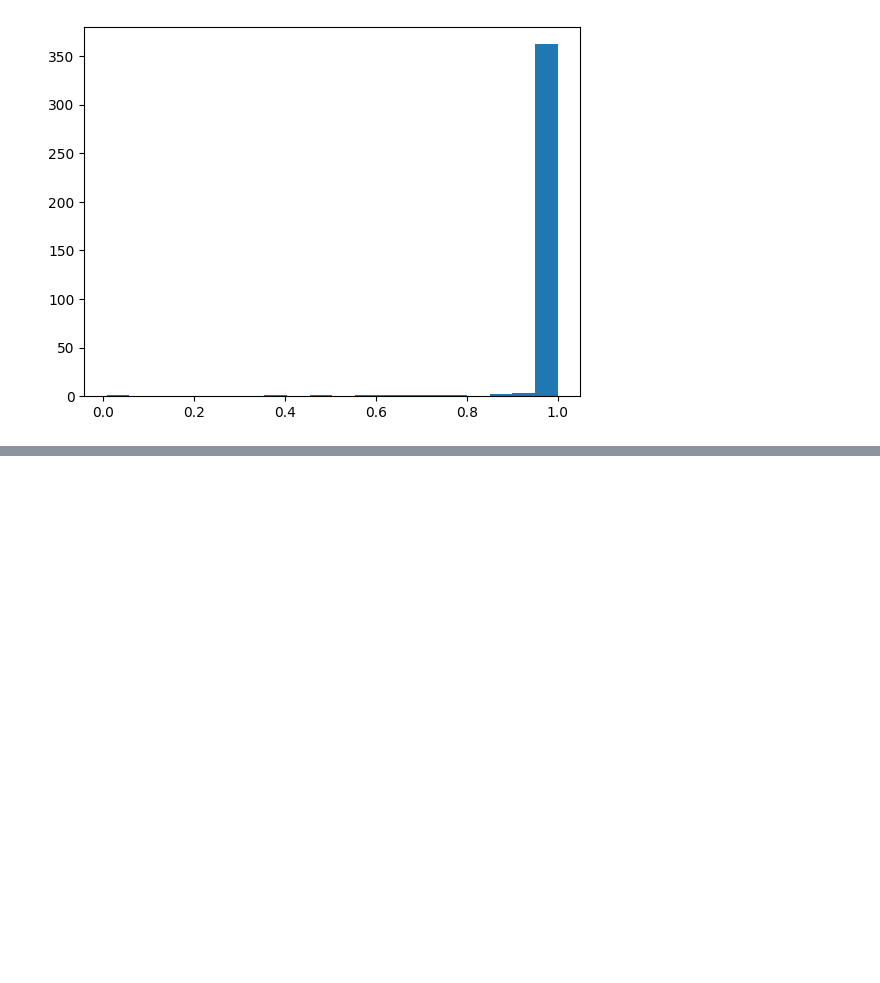
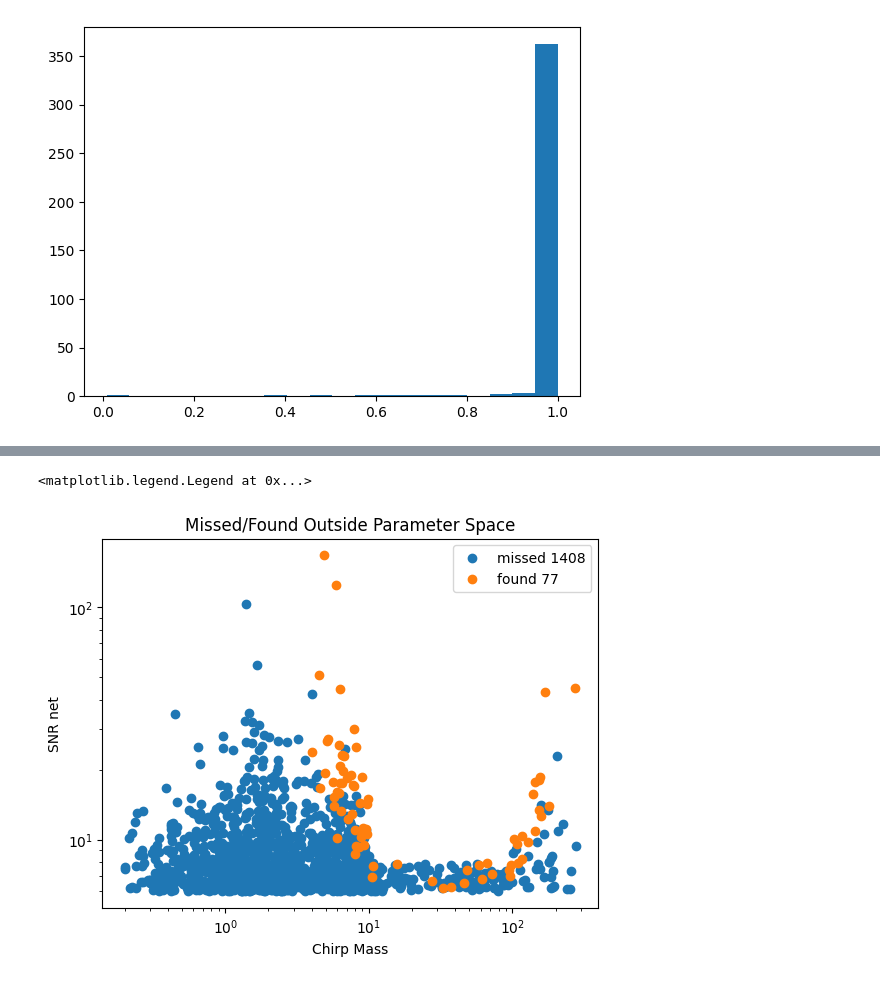
Before and after one commit to EthanMarx/mdc-analytics, a Jupyter notebook: analysis.ipynb, the cells around one changed output, grey strips where cells are left out. Saved outputs shown, nothing was run; the diff lists cells and outputs as text; code cells hidden in the pictures; blank space fills up the shorter version.

```diff
--- a/analysis.ipynb
+++ b/analysis.ipynb
@@ -112,0 +163,13 @@ plt.hist(searched_prob, bins=20)
+# %%
+
+plt.scatter(missed_outside["chirp_mass"], missed_outside["snr_net"], label=f'missed {len(missed_outside)}')
+plt.scatter(found_outside["chirp_mass"], found_outside["snr_net"], label=f'found {len(found_outside)}')
+plt.title("Missed/Found Outside Parameter Space")
+plt.xlabel("Chirp Mass")
+plt.ylabel("SNR net")
+plt.yscale("log")
+plt.xscale('log')
+plt.legend()
+# %% [output]
+<matplotlib.legend.Legend at 0x...>
+[figure, added]
```
Also changed, not shown: parts of 13 cells of this notebook.
